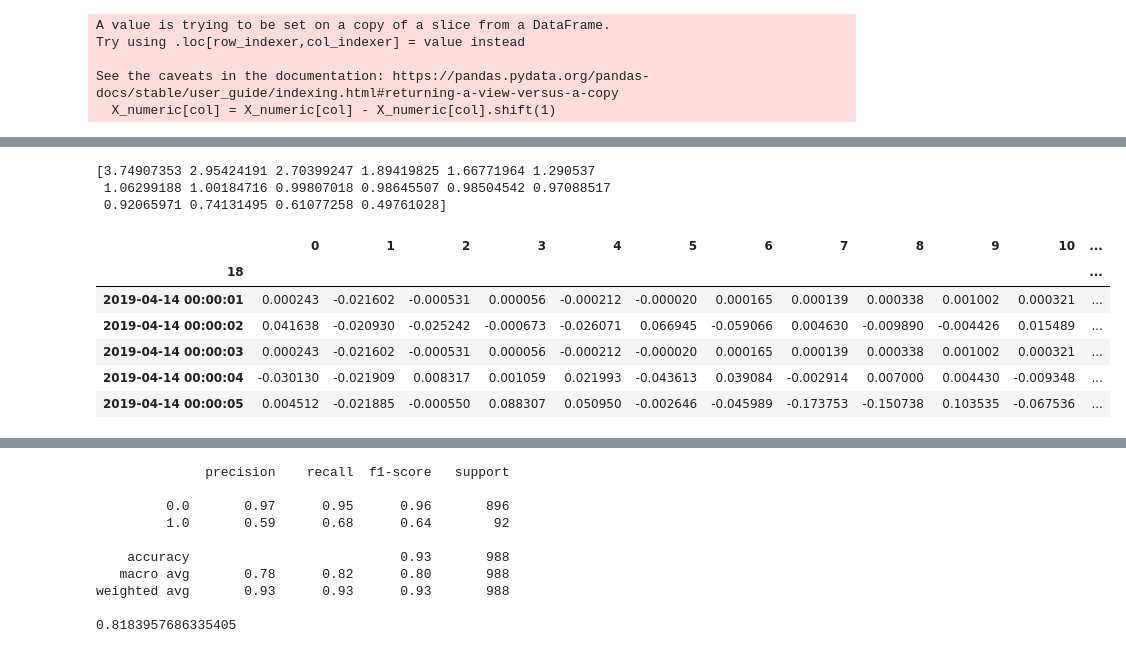
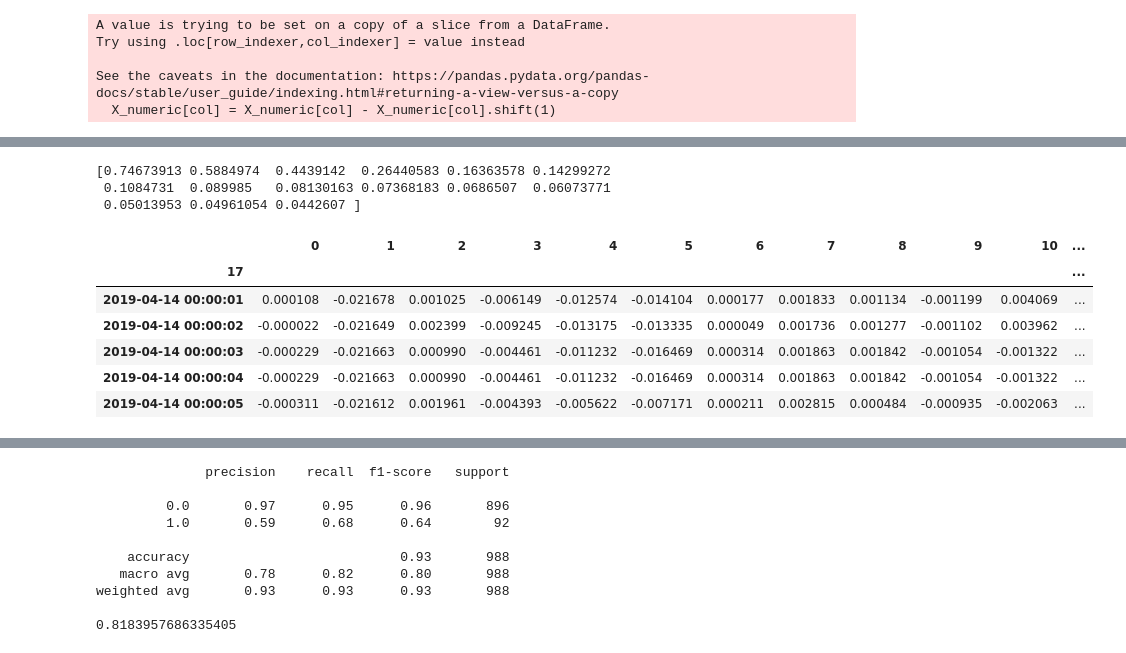
Before and after one commit to samuelthelaus/t-dab-exercise, a Jupyter notebook: final_round_project.ipynb, the cells around one changed output, grey strips where cells are left out. Saved outputs shown, nothing was run; the diff lists cells and outputs as text; code cells hidden in the pictures.

```diff
--- a/final_round_project.ipynb
+++ b/final_round_project.ipynb
@@ -312,3 +319,18 @@ scaled_df = pd.DataFrame(scaled_features, columns=X_numeric.columns)
+# %%
+# Replace outliers (more than 5 std from mean) with mean of previous and next value
+# Might not use
+for col in ['CurrentSpeed', 'CurrentDir', 'TWS', 'TWA', 'AWS', 'AWA', 'Roll',
+       'Pitch', 'AirTemp', 'SoG', 'SoS', 'VMG', 'RudderAng', 'Leeway', 'TWD',
+       'WSoG', 'VoltageDrawn', 'Yaw']:
+    inds = scaled_df.index[abs(scaled_df[col]) > 5]
+    for i in inds:
+        scaled_df.loc[i, col] = scaled_df.loc[[i-1, i+1], col].mean()
+# %%
+# Smoothing
+for col in scaled_df.columns:
+    scaled_df[col] = scaled_df[col].rolling(5).mean()
+
+scaled_df = scaled_df.dropna()
 # %%
 # Get correlation matrix
 corrMatrix = scaled_df.corr()
@@ -342,26 +364,26 @@ print(pca.explained_variance_)
 # Transform data
 smol_scaled = pca.transform(array_x_pca)
 # %% [output]
-[3.74907353 2.95424191 2.70399247 1.89419825 1.66771964 1.290537
- 1.06299188 1.00184716 0.99807018 0.98645507 0.98504542 0.97088517
- 0.92065971 0.74131495 0.61077258 0.49761028]
+[0.74673913 0.5884974  0.4439142  0.26440583 0.16363578 0.14299272
+ 0.1084731  0.089985   0.08130163 0.07368183 0.0686507  0.06073771
+ 0.05013953 0.04961054 0.0442607 ]
 # %%
 smol_scaled2 = pd.DataFrame(smol_scaled)
 # %%
 # Combined numeric and ModePilote
 cat_df = data.loc[1:, ['ModePilote', 'Tacking', 'DateTime']]
 cat_df.index = range(199999)
 full_df = pd.concat([smol_scaled2, cat_df], axis=1, ignore_index=True)
-full_df.set_index(18, inplace=True)
+full_df.set_index(17, inplace=True)
 full_df.head()
 # %% [output]
 |  | 0 | 1 | 2 | 3 | 4 | 5 | 6 | 7 | 8 | 9 | 10 | ... |
-| 18 |  |  |  |  |  |  |  |  |  |  |  | ... |
-| 2019-04-14 00:00:01 | 0.000243 | -0.021602 | -0.000531 | 0.000056 | -0.000212 | -0.000020 | 0.000165 | 0.000139 | 0.000338 | 0.001002 | 0.000321 | ... |
-| 2019-04-14 00:00:02 | 0.041638 | -0.020930 | -0.025242 | -0.000673 | -0.026071 | 0.066945 | -0.059066 | 0.004630 | -0.009890 | -0.004426 | 0.015489 | ... |
-| 2019-04-14 00:00:03 | 0.000243 | -0.021602 | -0.000531 | 0.000056 | -0.000212 | -0.000020 | 0.000165 | 0.000139 | 0.000338 | 0.001002 | 0.000321 | ... |
-| 2019-04-14 00:00:04 | -0.030130 | -0.021909 | 0.008317 | 0.001059 | 0.021993 | -0.043613 | 0.039084 | -0.002914 | 0.007000 | 0.004430 | -0.009348 | ... |
-| 2019-04-14 00:00:05 | 0.004512 | -0.021885 | -0.000550 | 0.088307 | 0.050950 | -0.002646 | -0.045989 | -0.173753 | -0.150738 | 0.103535 | -0.067536 | ... |
+| 17 |  |  |  |  |  |  |  |  |  |  |  | ... |
+| 2019-04-14 00:00:01 | 0.000108 | -0.021678 | 0.001025 | -0.006149 | -0.012574 | -0.014104 | 0.000177 | 0.001833 | 0.001134 | -0.001199 | 0.004069 | ... |
+| 2019-04-14 00:00:02 | -0.000022 | -0.021649 | 0.002399 | -0.009245 | -0.013175 | -0.013335 | 0.000049 | 0.001736 | 0.001277 | -0.001102 | 0.003962 | ... |
+| 2019-04-14 00:00:03 | -0.000229 | -0.021663 | 0.000990 | -0.004461 | -0.011232 | -0.016469 | 0.000314 | 0.001863 | 0.001842 | -0.001054 | -0.001322 | ... |
+| 2019-04-14 00:00:04 | -0.000229 | -0.021663 | 0.000990 | -0.004461 | -0.011232 | -0.016469 | 0.000314 | 0.001863 | 0.001842 | -0.001054 | -0.001322 | ... |
+| 2019-04-14 00:00:05 | -0.000311 | -0.021612 | 0.001961 | -0.004393 | -0.005622 | -0.007171 | 0.000211 | 0.002815 | 0.000484 | -0.000935 | -0.002063 | ... |
 # %%
 # Try with simple resampling to get more coarse data
 # Make Tacking binary again (slightly problematic)
```
Also changed, not shown: parts of 16 cells of this notebook, 2 other files.
